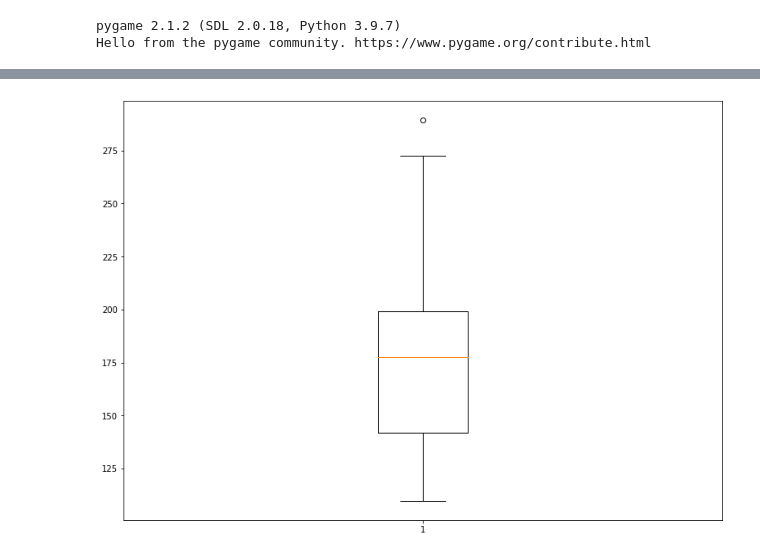
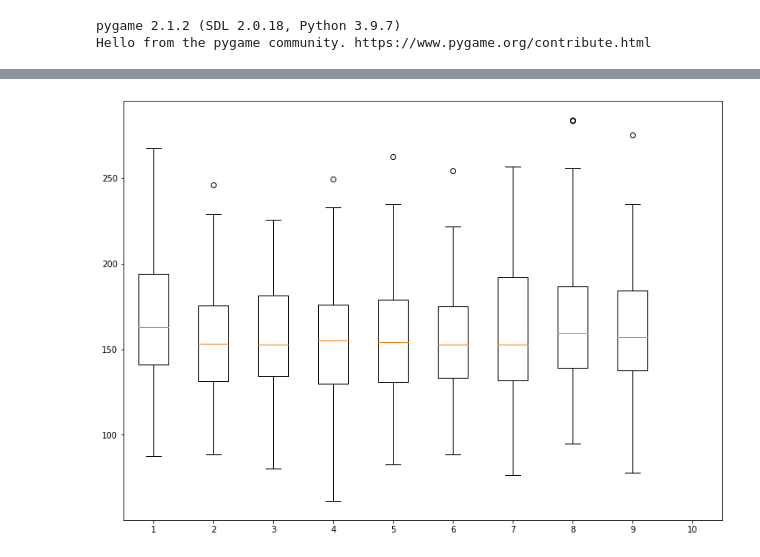
Before and after one commit to pktiuk/pbad-robot-coalitions, a Jupyter notebook: results.ipynb, the cells around one changed output, grey strips where cells are left out. Drawn from its saved outputs; the diff is of its cells as text; code cells hidden in the pictures.

```diff
--- a/results.ipynb
+++ b/results.ipynb
@@ -79,7 +110,7 @@ Task time: 80.08737015111791
 # %%
 fig = plt.figure(figsize =(10, 7))
 ax = fig.add_axes([0, 0, 1, 1])
-bp = ax.boxplot(data)
+bp = ax.boxplot(data_final)
 plt.show()
 # %% [output]
-[figure, old version]
+[figure, new version]
```
Also changed, not shown: parts of 2 cells of this notebook, 2 other files.
